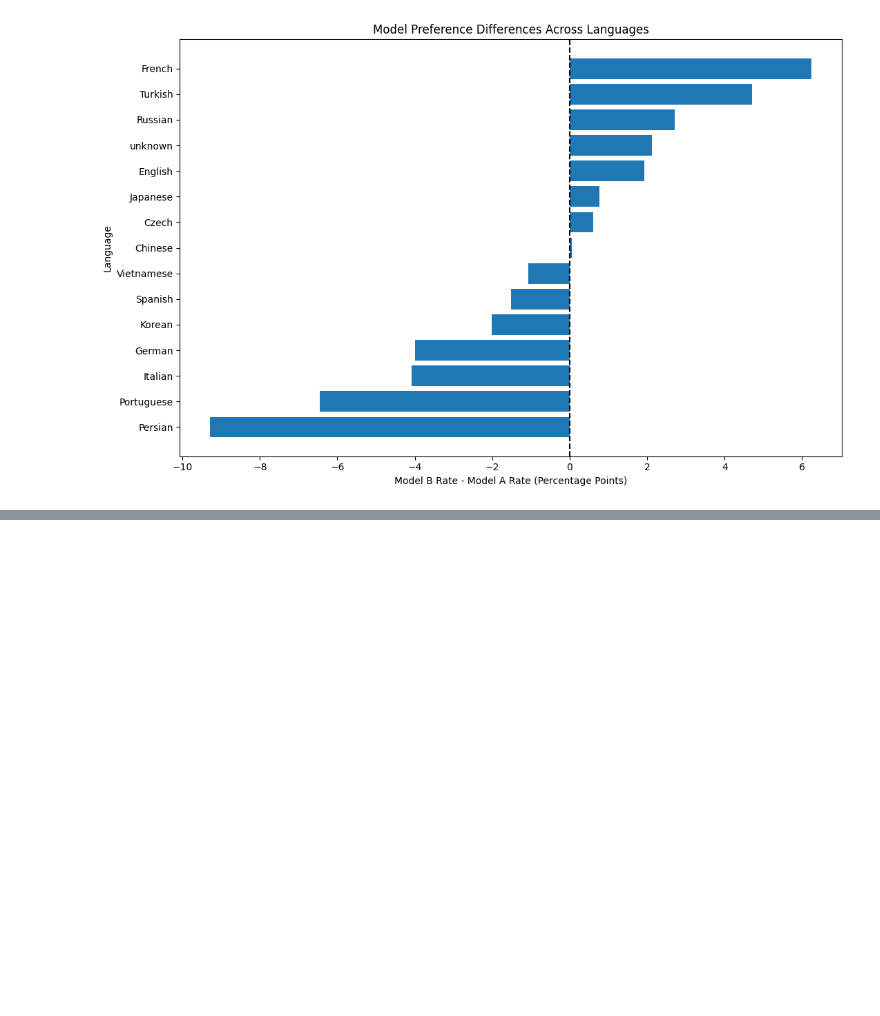
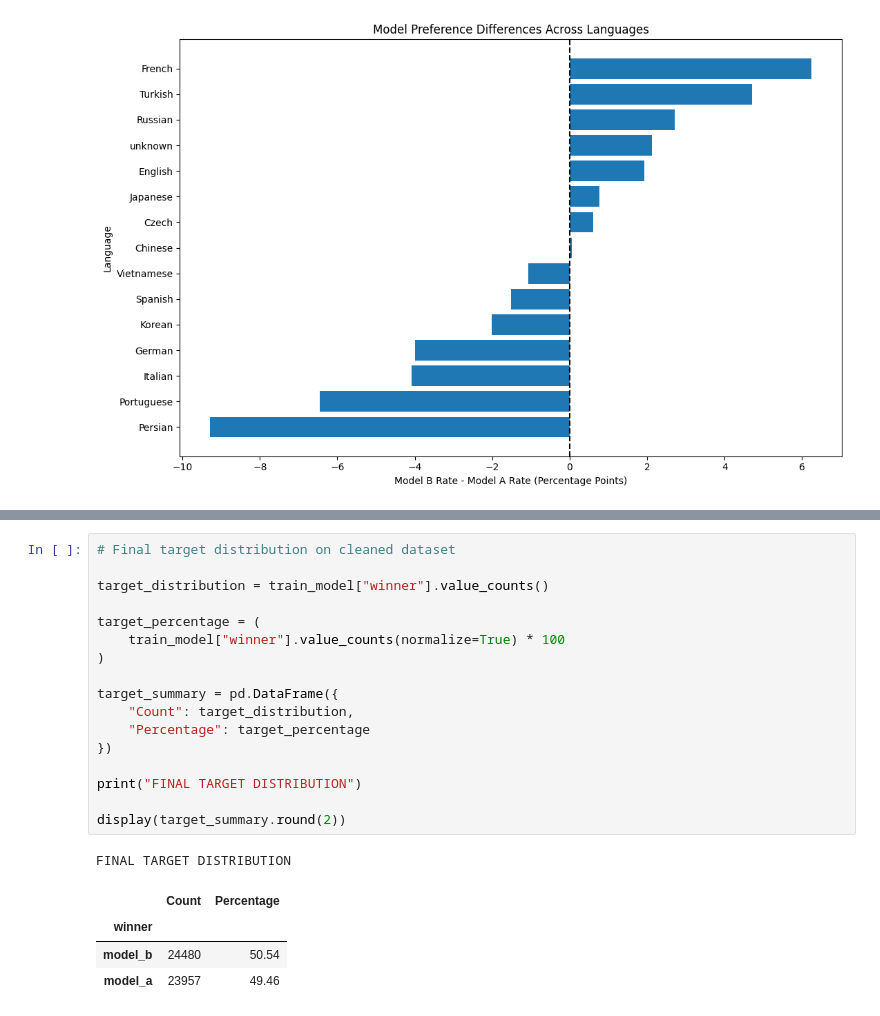
Before and after one commit to ceng313-2026/GROUP26_CENG313, a Jupyter notebook: assignment1_eda_baseline.ipynb, the cells around one changed output, grey strips where cells are left out. Drawn from its saved outputs; the diff is of its cells as text; blank space fills up the shorter version.

```diff
--- a/assignment1_eda_baseline.ipynb
+++ b/assignment1_eda_baseline.ipynb
@@ -823,0 +1128,23 @@ print(os.listdir("/content"))
+# %%
+# Final target distribution on cleaned dataset
+
+target_distribution = train_model["winner"].value_counts()
+
+target_percentage = (
+    train_model["winner"].value_counts(normalize=True) * 100
+)
+
+target_summary = pd.DataFrame({
+    "Count": target_distribution,
+    "Percentage": target_percentage
+})
+
+print("FINAL TARGET DISTRIBUTION")
+
+display(target_summary.round(2))
+# %% [output]
+FINAL TARGET DISTRIBUTION
+|  | Count | Percentage |
+| winner |  |  |
+| model_b | 24480 | 50.54 |
+| model_a | 23957 | 49.46 |
```
Also changed, not shown: parts of 37 cells of this notebook.
